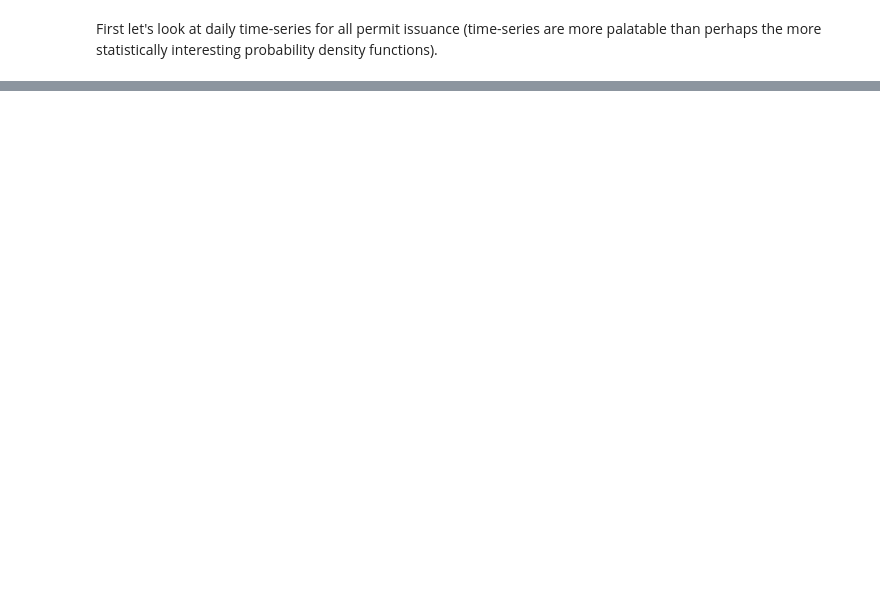
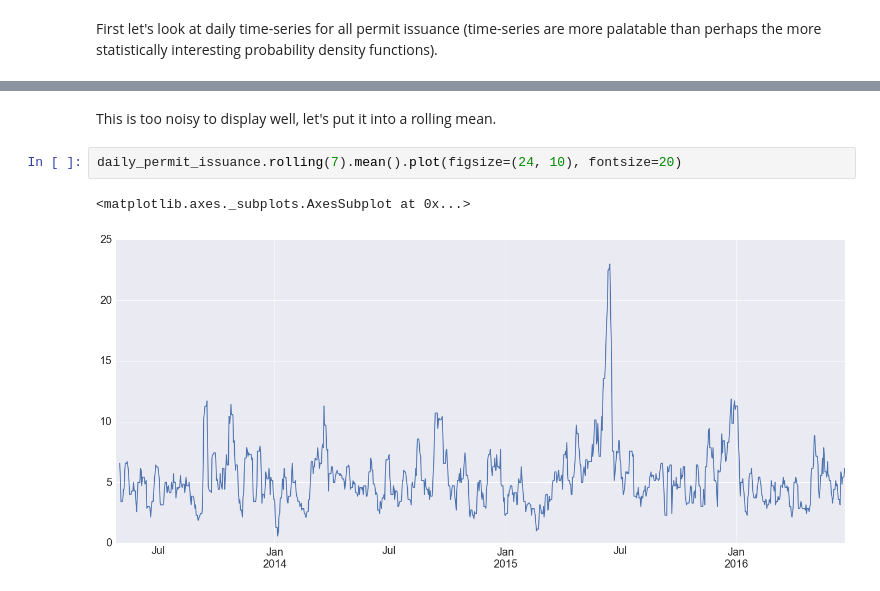
Before and after one commit to techelo/nyc-construction-timeline, a Jupyter notebook: notebooks/Permit and Occupancy Volume Analysis.ipynb, the cells around one changed output, grey strips where cells are left out. Cells and saved outputs as stored; diff of their text form; blank space fills up the shorter version.

```diff
--- a/notebooks/Permit and Occupancy Volume Analysis.ipynb
+++ b/notebooks/Permit and Occupancy Volume Analysis.ipynb
@@ -86,0 +60,7 @@ new_building_permits.groupby(['Issuance Date'])['Issuance Date'].count().plot(fi
+# %% [markdown]
+This is too noisy to display well, let's put it into a rolling mean.
+# %%
+daily_permit_issuance.rolling(7).mean().plot(figsize=(24, 10), fontsize=20)
+# %% [output]
+<matplotlib.axes._subplots.AxesSubplot at 0x...>
+[figure, added]
```
Also changed, not shown: parts of 17 cells of this notebook, 1 other file.
